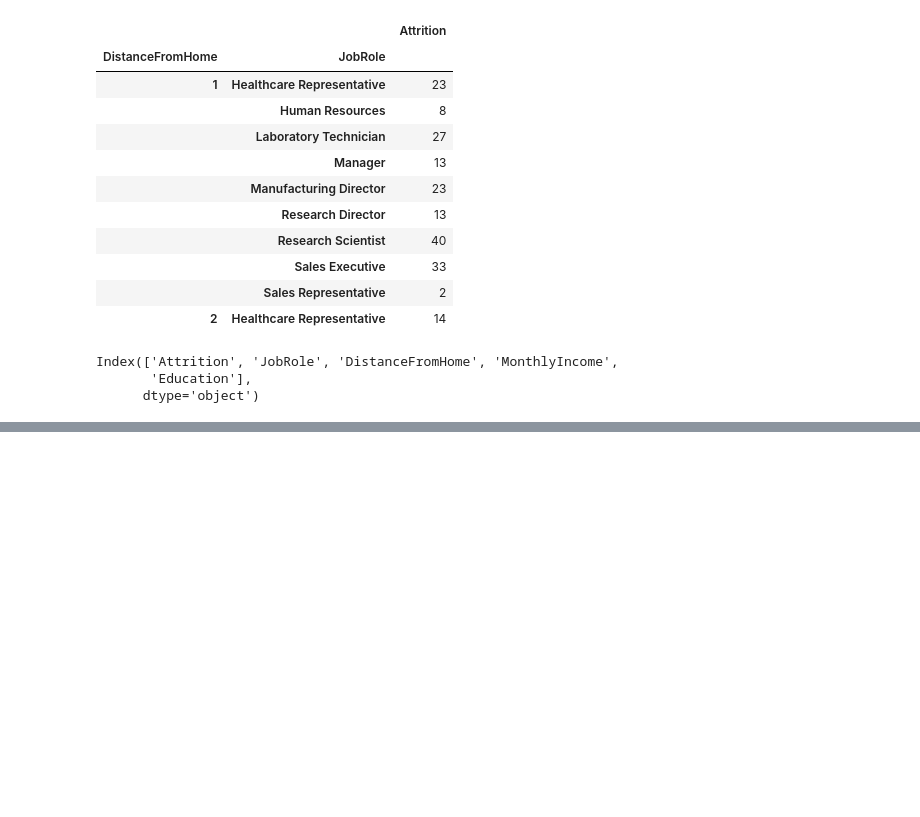
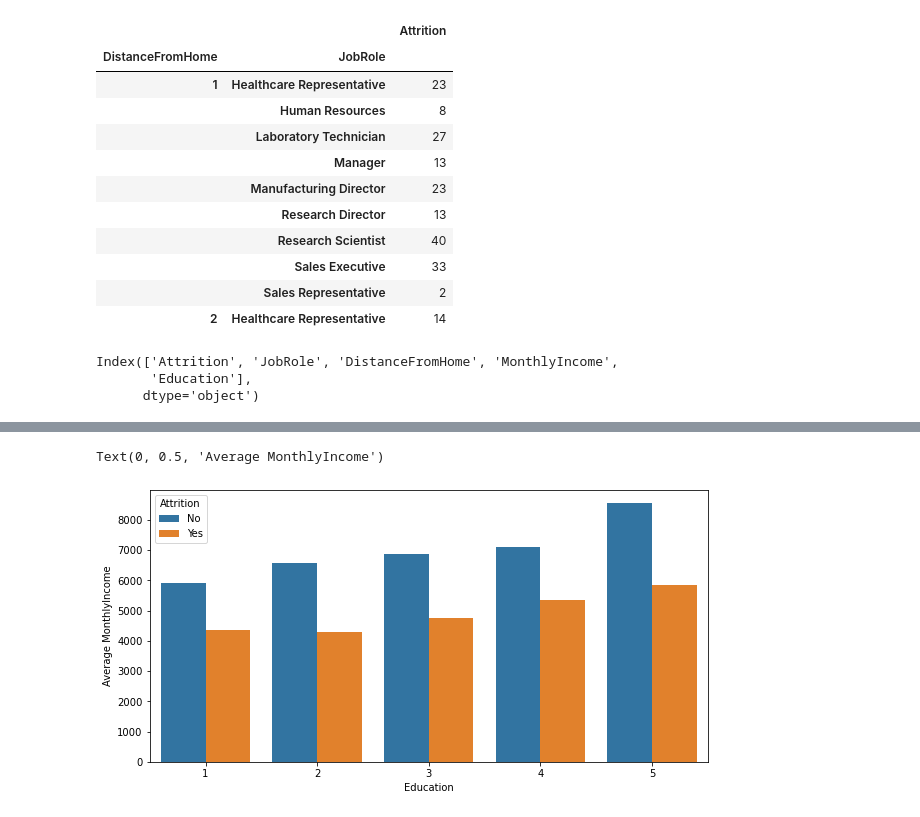
Before and after one commit to Adongo/HR-Employee-Attrition, a Jupyter notebook: Assignment 2.ipynb, the cells around one changed output, grey strips where cells are left out. Saved outputs shown, nothing was run; the diff lists cells and outputs as text; code cells hidden in the pictures; blank space fills up the shorter version.

```diff
--- a/Assignment 2.ipynb
+++ b/Assignment 2.ipynb
@@ -151,0 +185,8 @@ df_monthlyincome.groupby(['Attrition','Education']).mean()
+# %%
+plt.figure(figsize=(10,5))
+sns.barplot(x="Education", y="MonthlyIncome" ,hue="Attrition", data=df2)
+plt.xlabel("Education")
+plt.ylabel("Average MonthlyIncome")
+# %% [output]
+Text(0, 0.5, 'Average MonthlyIncome')
+[figure, added]
```
Also changed, not shown: parts of 6 cells of this notebook.
